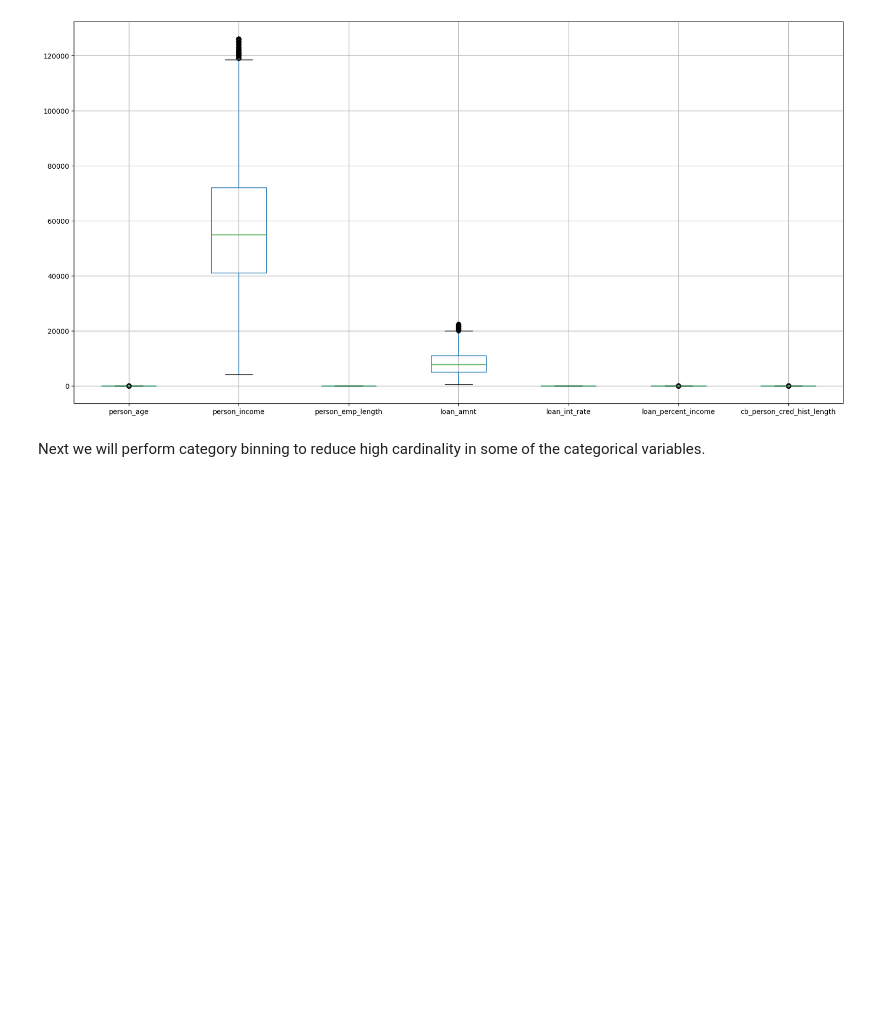
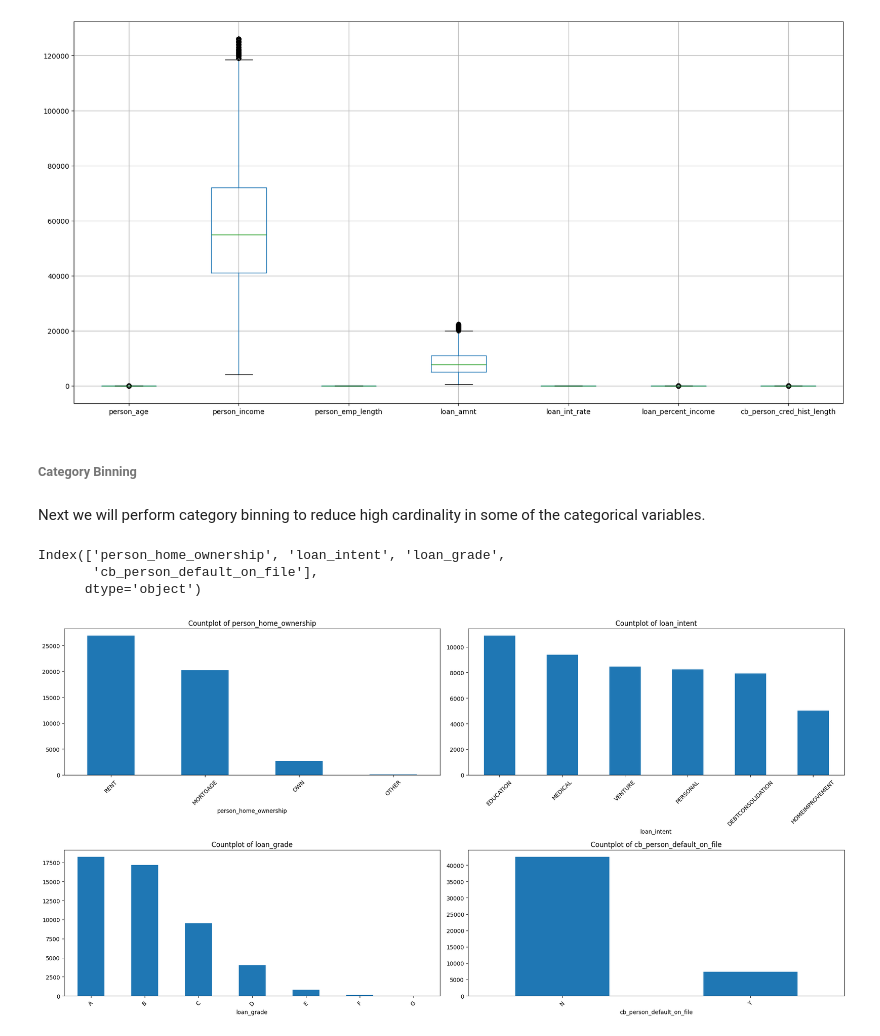
Before and after one commit to WilliamNdoni/loan_approval_prediction_kaggle, a Jupyter notebook: loan_approval_prediction.ipynb, the cells around one changed output. Drawn from its saved outputs; the diff is of its cells as text; code cells hidden in the pictures; blank space fills up the shorter version.

Commit message:
Done with category binning

```diff
--- a/loan_approval_prediction.ipynb
+++ b/loan_approval_prediction.ipynb
@@ -437,5 +439,7 @@ loan_df_no_outliers.select_dtypes(include='number').drop(['id','loan_status'],ax
 plt.show()
 # %% [output]
 [figure]
+# %% [markdown]
+###### Category Binning
 # %% [markdown]
 Next we will perform category binning to reduce high cardinality in some of the categorical variables.
@@ -443,0 +446,22 @@ Next we will perform category binning to reduce high cardinality in some of the
+# %%
+loan_df1 = loan_df_no_outliers.copy()
+# %%
+# Taking a look at the categorical columns
+cat_cols = loan_df1.select_dtypes(include='object').columns
+cat_cols
+# %% [output]
+Index(['person_home_ownership', 'loan_intent', 'loan_grade',
+       'cb_person_default_on_file'],
+      dtype='object')
+# %%
+plt.figure(figsize=(20,10))
+for i,col in enumerate(cat_cols,1):
+  plt.subplot(2, (len(cat_cols)+1)//2,i)
+  loan_df1[col].value_counts().plot(kind='bar');
+  plt.title(f'Countplot of {col}')
+  plt.xticks(rotation=45)
+
+plt.tight_layout()
+plt.show()
+# %% [output]
+[figure, added]
```
Also changed, not shown: parts of 11 cells of this notebook.
